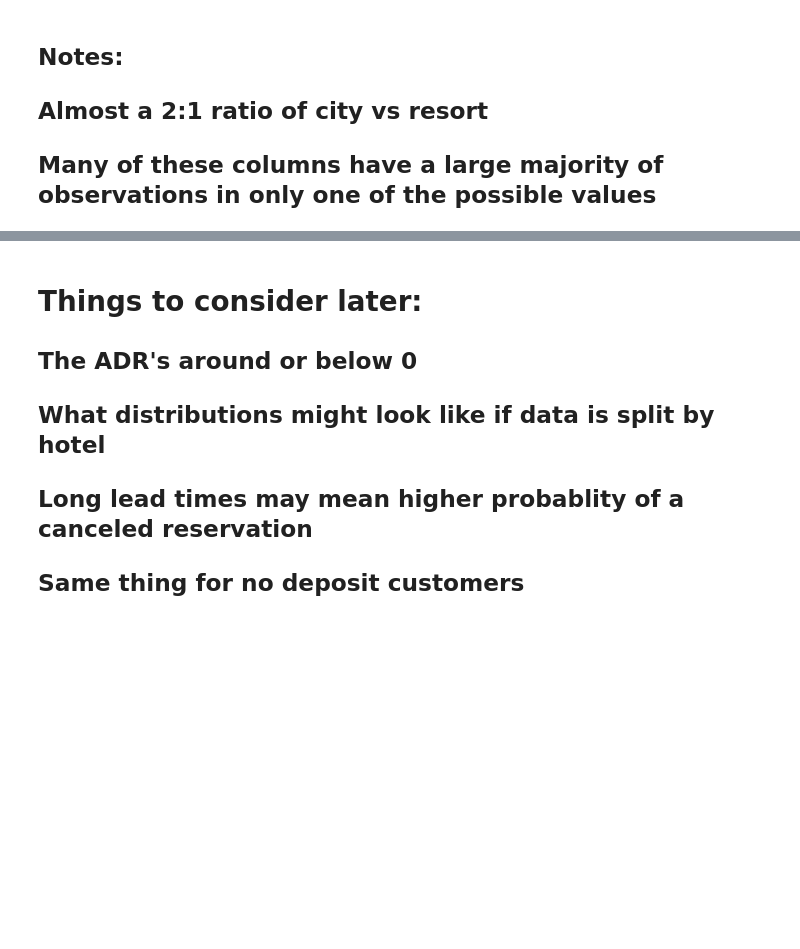
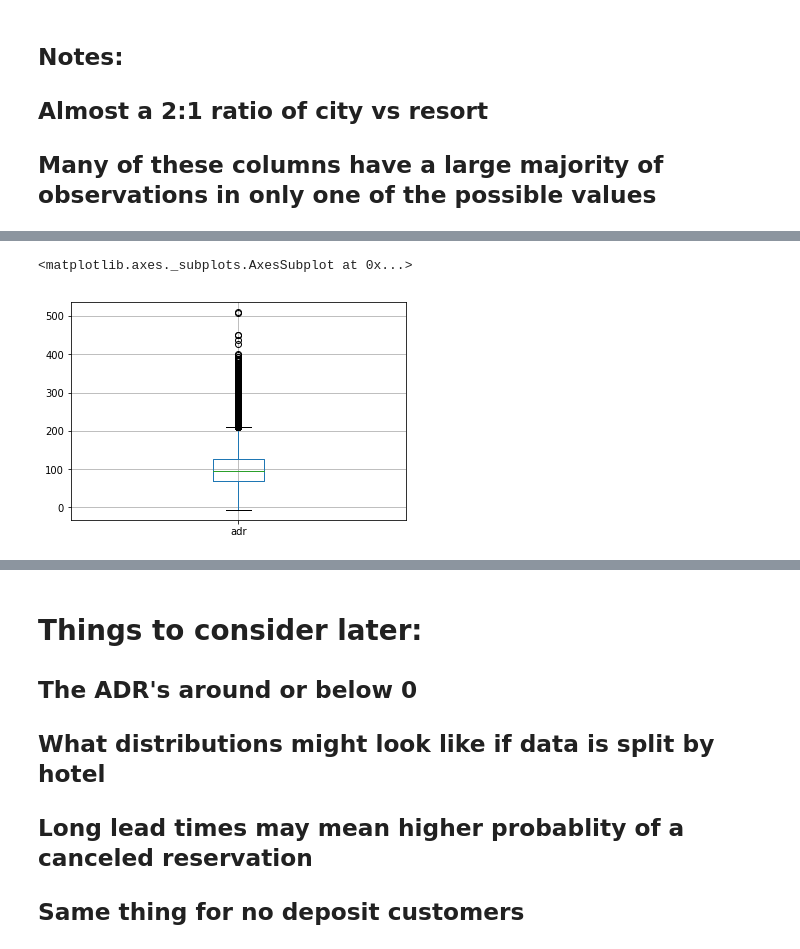
Before and after one commit to josephburton06/Hotel-Bookings, a Jupyter notebook: hotel_bookings.ipynb, the cells around one changed output, grey strips where cells are left out. Drawn from its saved outputs; the diff is of its cells as text; code cells hidden in the pictures; blank space fills up the shorter version.

```diff
--- a/hotel_bookings.ipynb
+++ b/hotel_bookings.ipynb
@@ -261,0 +312,5 @@ for i, col in enumerate(df1.columns):
+# %%
+df[['adr']][df['adr']<5000].boxplot()
+# %% [output]
+<matplotlib.axes._subplots.AxesSubplot at 0x...>
+[figure, added]
```
Also changed, not shown: parts of 8 cells of this notebook.
